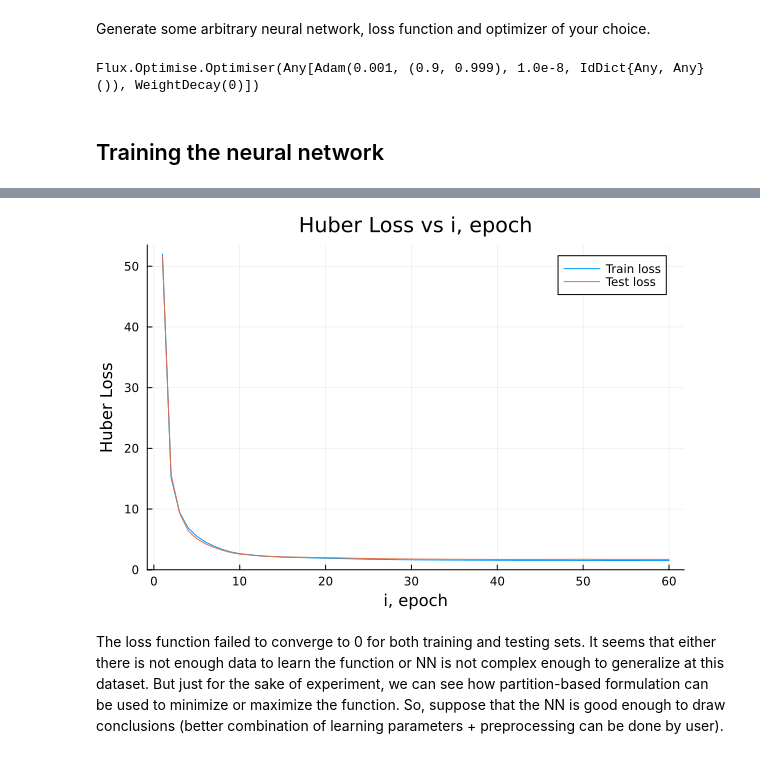
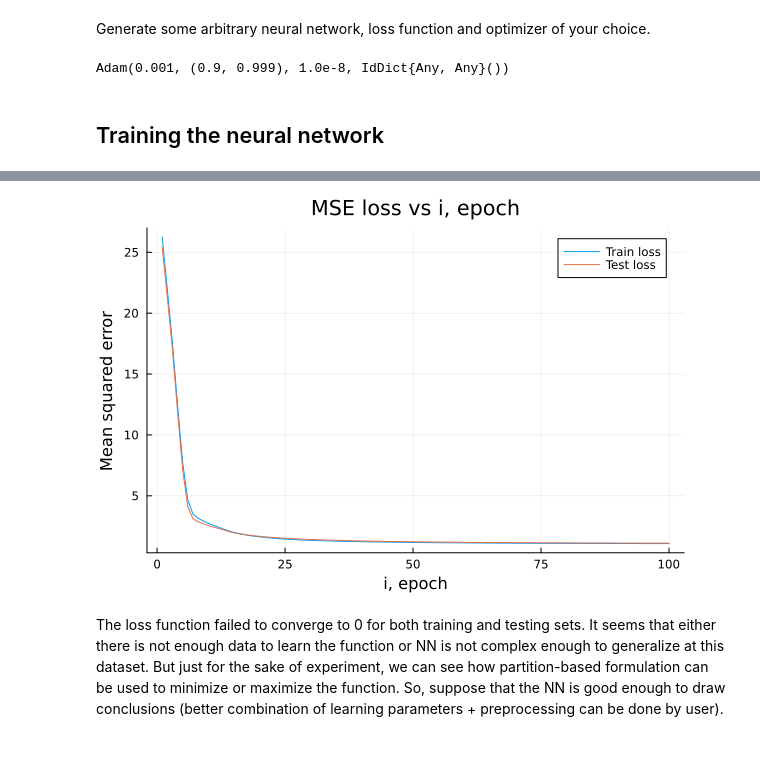
Before and after one commit to gamma-opt/Gogeta.jl, a Jupyter notebook: examples/NN_partition_formulation.ipynb, the cells around one changed output, grey strips where cells are left out. Cells and saved outputs as stored; diff of their text form; code cells hidden in the pictures.

```diff
--- a/examples/NN_partition_formulation.ipynb
+++ b/examples/NN_partition_formulation.ipynb
@@ -386,4 +682,4 @@ For this example, we are going to use "Life Expectancy" dataset from the kaggle
 # %%
-data = CSV.read("datasets/LifeExpectanceData.csv", DataFrame)
+data = CSV.read("datasets/Housing.csv", DataFrame)
 first(data, 5)
 # %% [output]
@@ -419 +715,4 @@ X = [data[:, Symbol("Status")] X];
+# %%
+y = data[!, Symbol("price")];
+X = data[:, Not(Symbol("price"))];
 # %% [markdown]
@@ -421,8 +720,8 @@ Now, we need to split our dataset into training and testing datasets (80% for tr
 # %%
-sample = randsubseq(1:size(data, 1), 0.8)
+sample = randsubseq(1:size(data, 1), 0.6);
+
 X_train = transpose(Array{Float32}(X[sample, :]));
 y_train = transpose(Array{Float32}(y[sample, :]));
-
 notsample = [i for i in 1:size(data,1) if isempty(searchsorted(sample, i))]
 X_test= transpose(Array{Float32}(X[notsample, :]));
 y_test = transpose(Array{Float32}(y[notsample, :]));
@@ -434,19 +733,18 @@ data_train = Flux.Data.DataLoader((X_train, y_train), batchsize=16);
 Generate some arbitrary neural network, loss function and optimizer of your choice.
 # %%
 model = Chain(
-    Dense(size(X)[2], 256, relu),
-    Dense(256, size(X)[2], relu),
-    Dense(size(X)[2], 1)
+    Dense(size(X)[2],16, relu),
+    Dense(16, 1)
 )
 
-loss(x, y) = Flux.huber_loss(model(x), y)
-opt = AdamW()
+loss(x, y) = Flux.mse(model(x), y)
+opt = Adam()
 # %% [output]
-Flux.Optimise.Optimiser(Any[Adam(0.001, (0.9, 0.999), 1.0e-8, IdDict{Any, Any}()), WeightDecay(0)])
+Adam(0.001, (0.9, 0.999), 1.0e-8, IdDict{Any, Any}())
 # %% [markdown]
 ## Training the neural network
 # %%
-epochs = 60
+epochs = 100
 train_losses = Float64[]
 test_losses = Float64[]
 
@@ -456,9 +754,11 @@ for epoch in 1:epochs
     end
     push!(train_losses, loss(X_train, y_train));
     push!(test_losses, loss(X_test, y_test))
-    println("epoch #", epoch, ", training loss: ", train_losses[end], ", test loss: ", test_losses[end])
+    if epoch%20 == 0
+        println("epoch #", epoch, ", training loss: ", train_losses[end], ", test loss: ", test_losses[end])
+    end
 end
 
-plot(train_losses, xlabel="i, epoch", ylabel="Huber Loss", title="Huber Loss vs i, epoch", label="Train loss")
+plot(train_losses, xlabel="i, epoch", ylabel="Mean squared error", title="MSE loss vs i, epoch", label="Train loss")
 plot!(test_losses, label="Test loss")
 # %% [output]
@@ -482,4 +770,4 @@ epoch #60, training loss: 1.5049666166305542, test loss: 1.7086683511734009
-[figure, old version]
+[figure, new version]
 # %% [markdown]
 The loss function failed to converge to 0 for both training and testing sets. It seems that either there is not enough data to learn the function or NN is not complex enough to generalize at this dataset. But just for the sake of experiment, we can see how partition-based formulation can be used to minimize or maximize the function. So, suppose that the NN is good enough to draw conclusions (better combination of learning parameters + preprocessing can be done by user).
 # %% [markdown]
```
Also changed, not shown: parts of 52 cells of this notebook, 2 other files.
